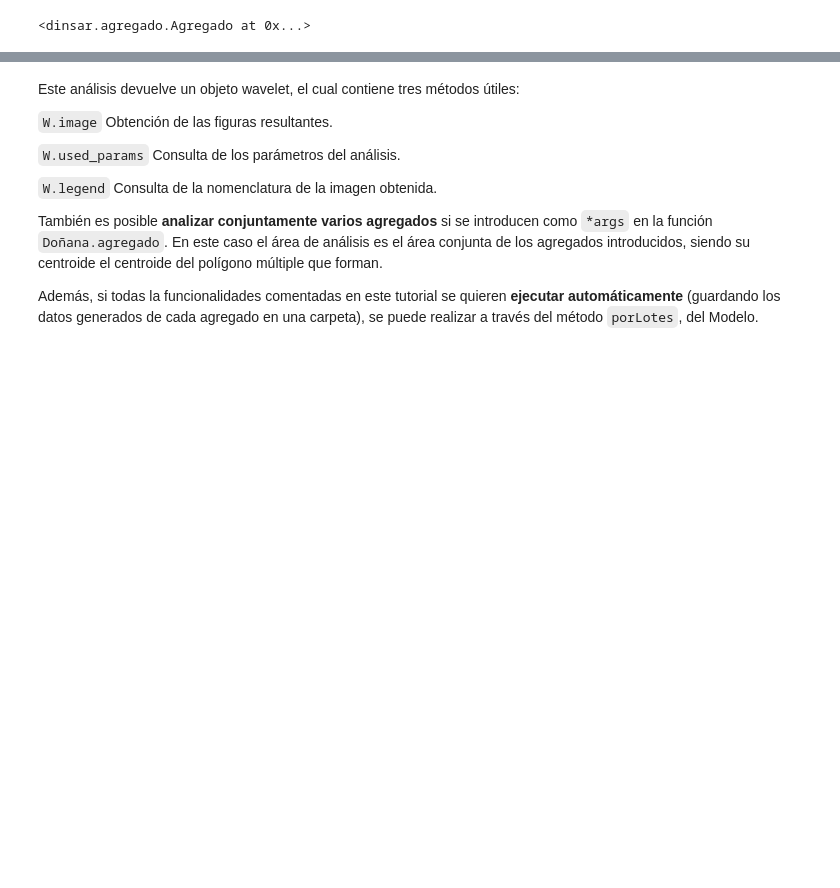
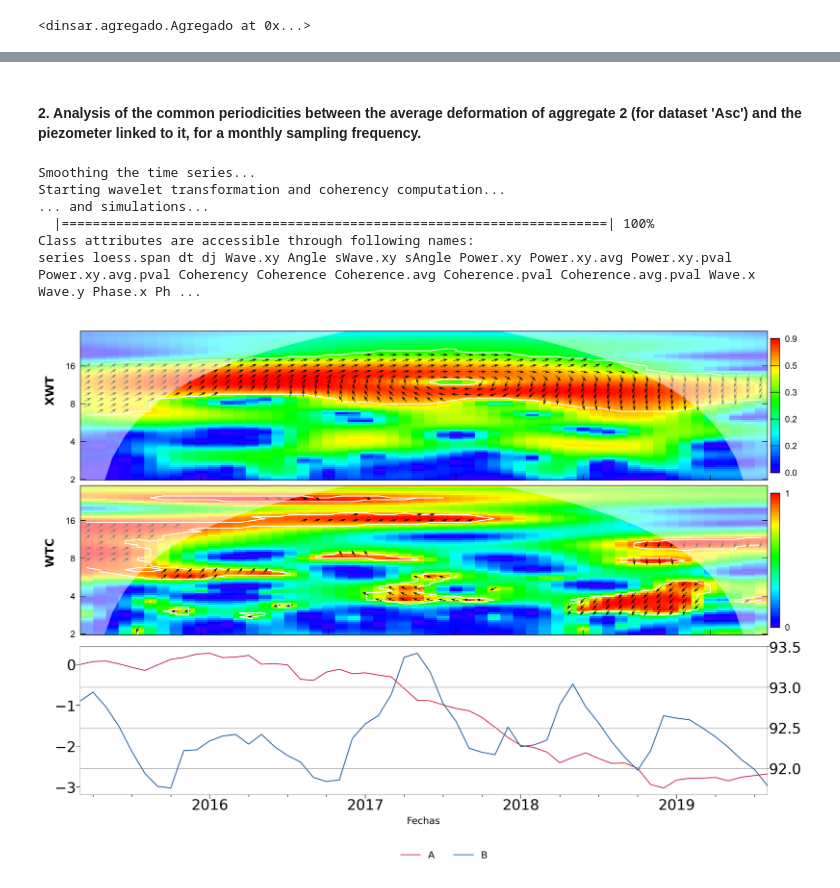
Before and after one commit to MiguelonGonzalez/wasar, a Jupyter notebook: examples/Studying an Aggregate.ipynb, the cells around one changed output, grey strips where cells are left out. Saved outputs shown, nothing was run; the diff lists cells and outputs as text; code cells hidden in the pictures; blank space fills up the shorter version.

```diff
--- a/examples/Studying an Aggregate.ipynb
+++ b/examples/Studying an Aggregate.ipynb
@@ -99,14 +109,12 @@ A2.wavelet('M','Asc','piezo')
+# %% [markdown]
+#### **2.** Analysis of the common periodicities between the average deformation of aggregate 2 (for dataset 'Asc') and the piezometer linked to it, for a monthly sampling frequency.
 # %%
-W = A2.wavelet('M','Asc','piezo')
+W = A2.wavelet('M','Asc','piezo', dt=1, dj=1/20, lowerPeriod=2, upperPeriod=30)
+# %% [output]
+Smoothing the time series...
+Starting wavelet transformation and coherency computation...
+... and simulations...
+  |======================================================================| 100%
+Class attributes are accessible through following names:
+series loess.span dt dj Wave.xy Angle sWave.xy sAngle Power.xy Power.xy.avg Power.xy.pval Power.xy.avg.pval Coherency Coherence Coherence.avg Coherence.pval Coherence.avg.pval Wave.x Wave.y Phase.x Ph ...
+[figure, added]
-# %% [markdown]
-Este análisis devuelve un objeto wavelet, el cual contiene tres métodos útiles:
-
-`W.image`         Obtención de las figuras resultantes.
-
-`W.used_params`   Consulta de los parámetros del análisis.
-
-`W.legend`     Consulta de la nomenclatura de la imagen obtenida.
-
-También es posible **analizar conjuntamente varios agregados** si se introducen como `*args` en la función `Doñana.agregado`. En este caso el área de análisis es el área conjunta de los agregados introducidos, siendo su centroide el centroide del polígono múltiple que forman.
-
-Además, si todas la funcionalidades comentadas en este tutorial se quieren **ejecutar automáticamente** (guardando los datos generados de cada agregado en una carpeta), se puede realizar a través del método `porLotes`, del Modelo.
```
Also changed, not shown: parts of 12 cells of this notebook, 1 other file.
